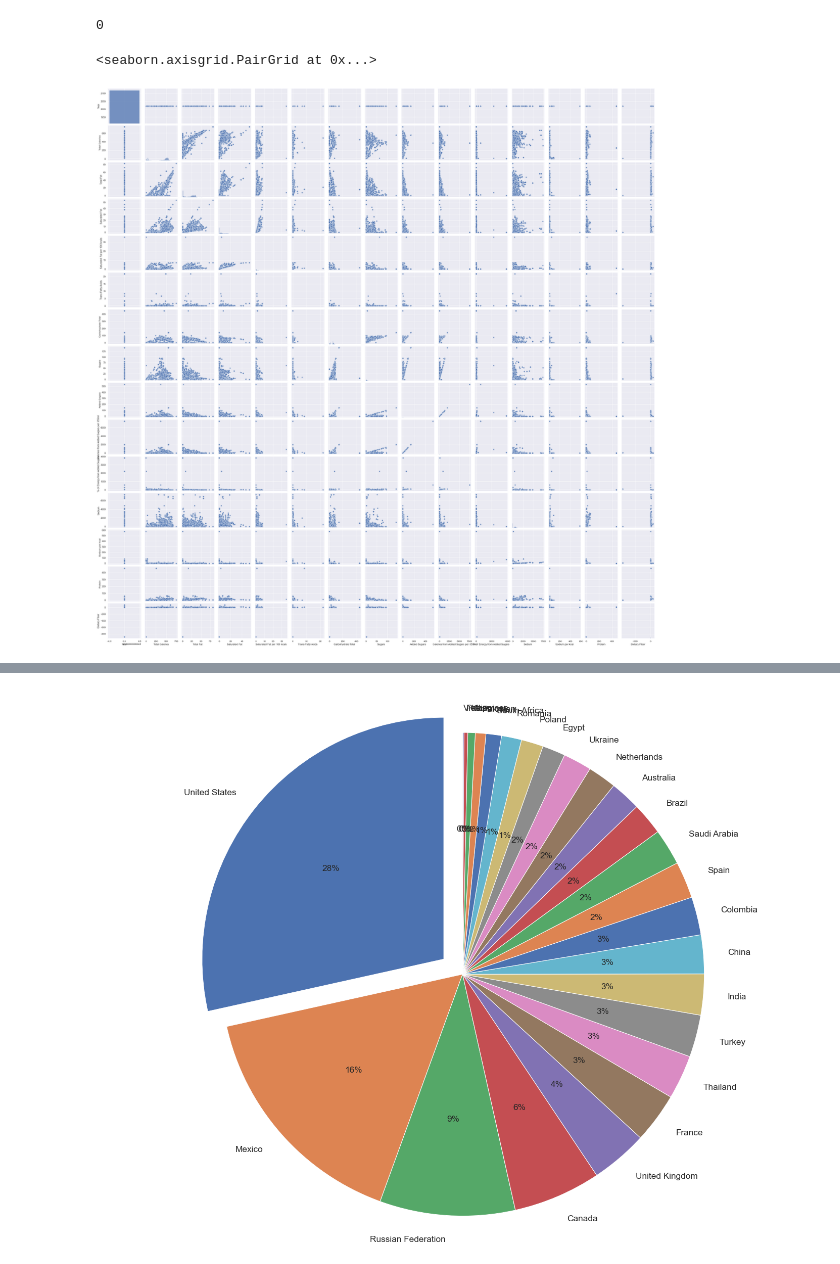
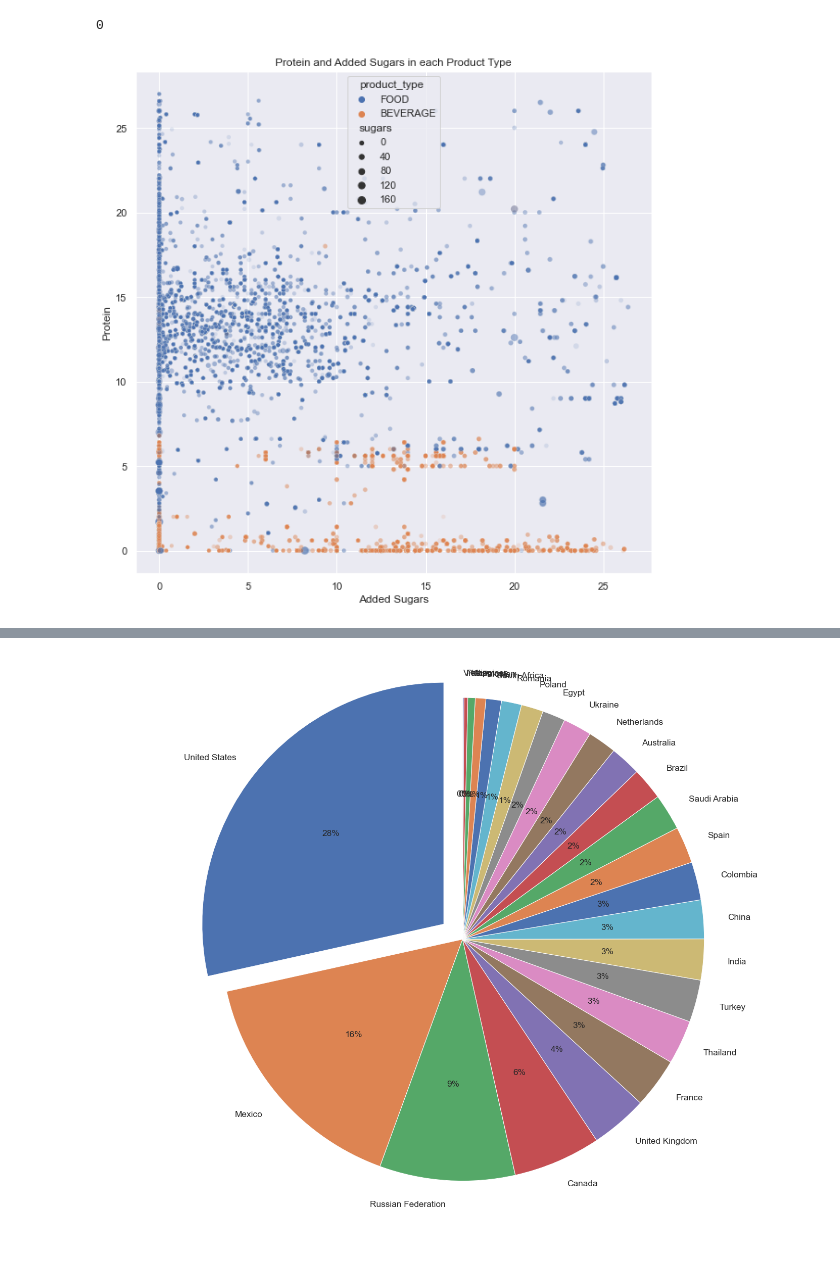
Before and after one commit to hieutrn1205/DS_DA_Project, a Jupyter notebook: PepsiCo_Challenge.ipynb, the cells around one changed output, grey strips where cells are left out. Drawn from its saved outputs; the diff is of its cells as text; code cells hidden in the pictures.

```diff
--- a/PepsiCo_Challenge.ipynb
+++ b/PepsiCo_Challenge.ipynb
@@ -159,18 +148,52 @@ train_cleaned = train_cleaned.drop_duplicates()
 train_cleaned.duplicated().sum()
 # %% [output]
 0
-# %%
-#CHECK FOR OUTLINERS
-
-sns.pairplot(train_cleaned)
-# %% [output]
-<seaborn.axisgrid.PairGrid at 0x...>
-[figure, removed]
 # %%
 #CONVERT THE COLUMNS NAME INTO LOWERCASE
 train_cleaned.columns = train_cleaned.columns.str.lower()
 train_cleaned.columns = train_cleaned.columns.str.replace(" ", "_")
 test_cleaned.columns = test_cleaned.columns.str.lower()
 test_cleaned.columns = test_cleaned.columns.str.replace(" ", "_")
+# %%
+### REMOVE OUTLIERS FOR COLUMN ~ 'Added Sugars' ~
+
+q1_added = train_cleaned["added_sugars"].quantile(0.25)
+q3_added = train_cleaned["added_sugars"].quantile(0.75)
+#Interquartile Range is Q3 - Q1
+IQR_added = q3_added - q1_added
+#minimum outliers and maximum outliers
+min_cond_added = q1_added - (1.5 * IQR_added)
+max_cond_added = q3_added + (1.5 * IQR_added)
+#Condition masks for those two outliers
+min_outliers_added = train_cleaned["added_sugars"] < min_cond_added
+max_outliers_added = train_cleaned["added_sugars"] > max_cond_added
+#select datas inverse the condtions => take all the datas but those satisfied the condition masks which are outliers
+removed_added = train_cleaned[~(min_outliers_added | max_outliers_added)]
+### REMOVE OUTLIERS FOR COLUMN ~ 'Protein' ~
+
+q1_protein = train_cleaned["protein"].quantile(0.25)
+q3_protein = train_cleaned["protein"].quantile(0.75)
+#Interquartile Range is Q3 - Q1
+IQR_protein = q3_protein - q1_protein
+#minimum outliers and maximum outliers
+min_cond_protein = q1_protein - (1.5 * IQR_protein)
+max_cond_protein = q3_protein + (1.5 * IQR_protein)
+#Condition masks for those two outliers
+min_outliers_protein = train_cleaned["protein"] < min_cond_protein
+max_outliers_protein = train_cleaned["protein"] > max_cond_protein
+#select datas inverse the condtions => take all the datas but those satisfied the condition masks which are outliers
+removed_protein = train_cleaned[~(min_outliers_protein | max_outliers_protein)]
+removed_outliers = removed_protein + removed_added
+removed_outliers["product_type"] = removed_outliers["product_type"].str.replace("FOODFOOD", "FOOD")
+removed_outliers["product_type"] = removed_outliers["product_type"].str.replace("BEVERAGEBEVERAGE", "BEVERAGE")
+# %%
+fig = plt.figure(figsize=(10,10))
+ax = sns.scatterplot(data= removed_outliers,x = "added_sugars", y = "protein", size="sugars", hue="product_type", alpha=0.15)
+
+ax.set_xlabel("Added Sugars")
+ax.set_ylabel("Protein")
+ax.set_title("Protein and Added Sugars in each Product Type");
+# %% [output]
+[figure, added]
 # %%
 #TOTAL PRODUCTS BY EACH QUARTER IN YEAR 2020
```
Also changed, not shown: parts of 20 cells of this notebook, 1 other file.
